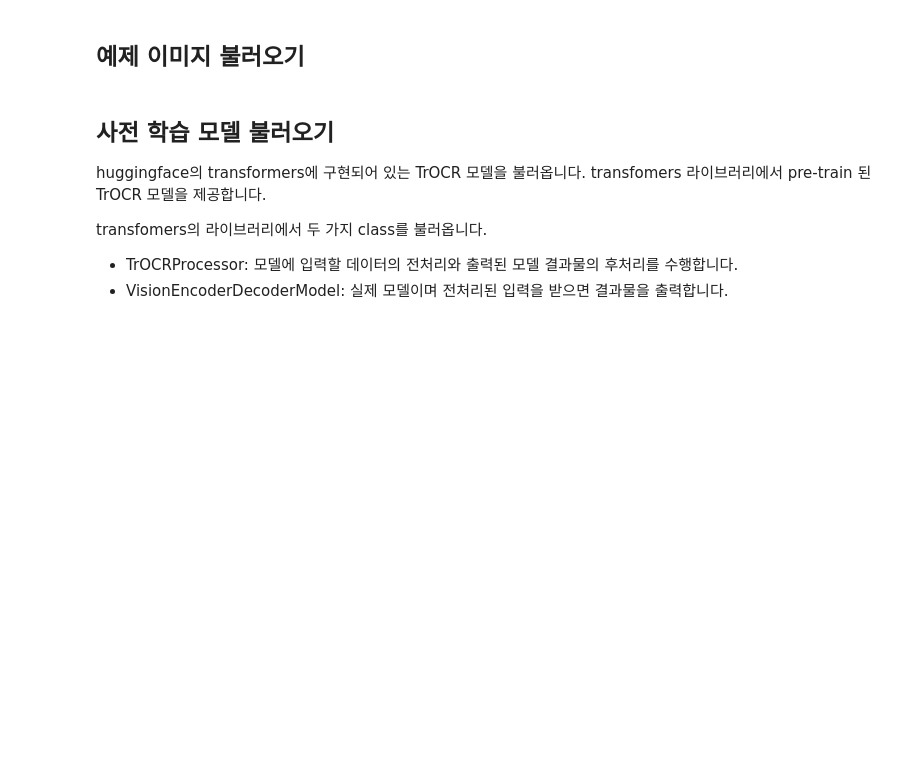
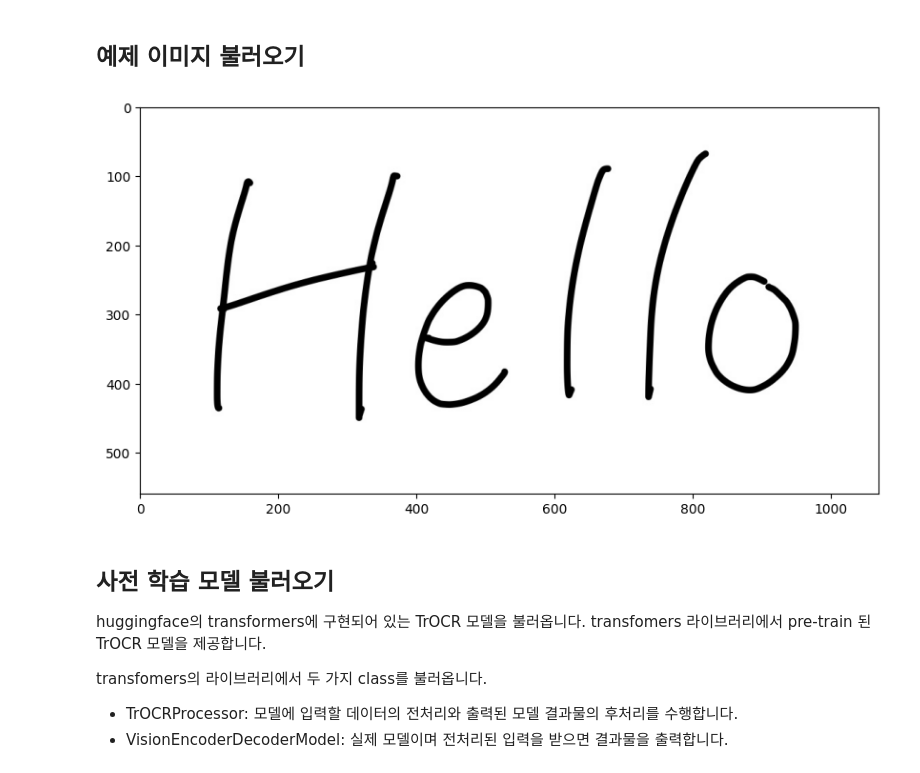
Before and after one commit to mentor1023/dl_apps, a Jupyter notebook: ocr/trocr.ipynb, the cells around one changed output. Drawn from its saved outputs; the diff is of its cells as text; code cells hidden in the pictures; blank space fills up the shorter version.

```diff
--- a/ocr/trocr.ipynb
+++ b/ocr/trocr.ipynb
@@ -60,0 +99,2 @@ plt.show()
+# %%
+image = Image.open("examples/Hello.png").convert("RGB")
@@ -61,3 +103,10 @@ plt.show()
+# %%
+plt.figure(figsize=(10, 10))
+plt.imshow(image)
+plt.axis("on")
+plt.show()
+# %% [output]
+[figure, added]
 # %% [markdown]
 ## 사전 학습 모델 불러오기
 
```
Also changed, not shown: parts of 9 cells of this notebook.
